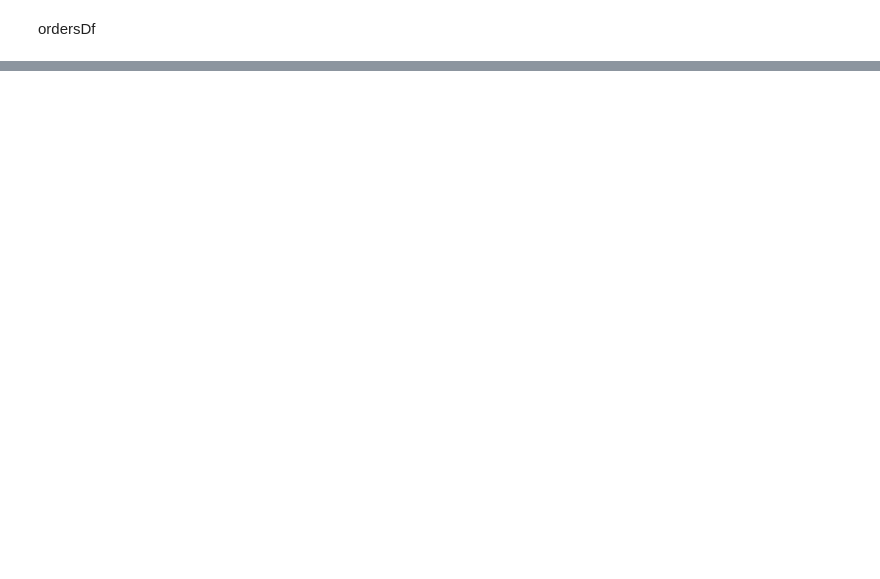
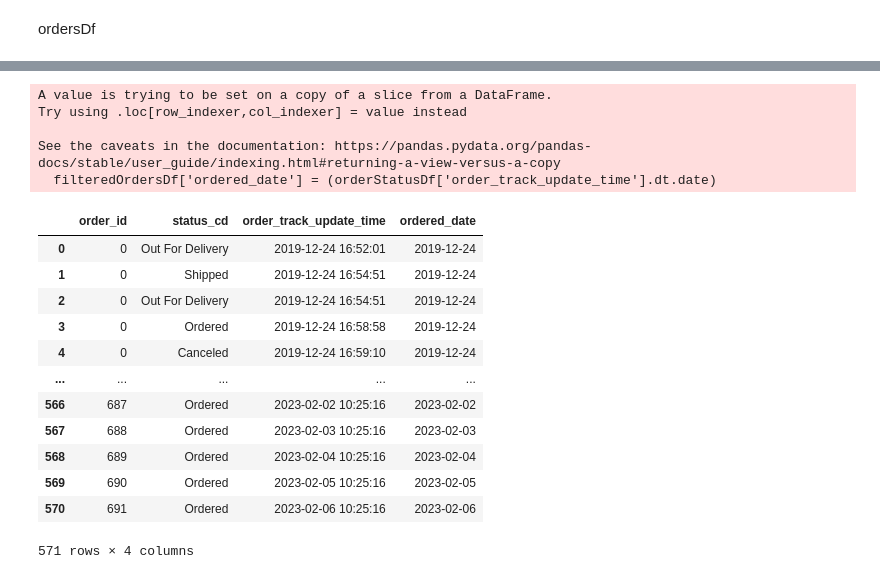
Before and after one commit to DMANTZTec/Tableau-Data-analytics, a Jupyter notebook: streamlit_python/databasestreamlit/scprit.ipynb, the cells around one changed output, grey strips where cells are left out. Drawn from its saved outputs; the diff is of its cells as text; code cells hidden in the pictures; blank space fills up the shorter version.

```diff
--- a/streamlit_python/databasestreamlit/scprit.ipynb
+++ b/streamlit_python/databasestreamlit/scprit.ipynb
@@ -223,0 +249,39 @@ orderStatusRefDf
+# %%
+orderStatusDf = pd.read_sql_query("SELECT * FROM ecomm.order_status", mydb)
+
+filteredOrdersDf = (orderStatusDf[['order_id', 'status_cd', 'order_track_update_time']])
+
+filteredOrdersDf['ordered_date'] = (orderStatusDf['order_track_update_time'].dt.date)
+
+# filteredOrdersDf['year'] = ((orderStatusDf['order_track_update_time'].dt.year).replace(np.nan, 0)).astype(int)
+
+
+filteredOrdersDf
+
+# for year in list(filteredOrdersDf['year']):
+#     years = []
+#     date = map(int, year)
+#     years.append([date])
+
+# # years
+
+# years = [[year] for year in list(filteredOrdersDf['year'])]
+# %% [output]
+A value is trying to be set on a copy of a slice from a DataFrame.
+Try using .loc[row_indexer,col_indexer] = value instead
+
+See the caveats in the documentation: https://pandas.pydata.org/pandas-docs/stable/user_guide/indexing.html#returning-a-view-versus-a-copy
+  filteredOrdersDf['ordered_date'] = (orderStatusDf['order_track_update_time'].dt.date)
+|  | order_id | status_cd | order_track_update_time | ordered_date |
+| 0 | 0 | Out For Delivery | 2019-12-24 16:52:01 | 2019-12-24 |
+| 1 | 0 | Shipped | 2019-12-24 16:54:51 | 2019-12-24 |
+| 2 | 0 | Out For Delivery | 2019-12-24 16:54:51 | 2019-12-24 |
+| 3 | 0 | Ordered | 2019-12-24 16:58:58 | 2019-12-24 |
+| 4 | 0 | Canceled | 2019-12-24 16:59:10 | 2019-12-24 |
+| ... | ... | ... | ... | ... |
+| 566 | 687 | Ordered | 2023-02-02 10:25:16 | 2023-02-02 |
+| 567 | 688 | Ordered | 2023-02-03 10:25:16 | 2023-02-03 |
+| 568 | 689 | Ordered | 2023-02-04 10:25:16 | 2023-02-04 |
+| 569 | 690 | Ordered | 2023-02-05 10:25:16 | 2023-02-05 |
+| 570 | 691 | Ordered | 2023-02-06 10:25:16 | 2023-02-06 |
+571 rows × 4 columns
```
Also changed, not shown: parts of 6 cells of this notebook, 17 other files.
